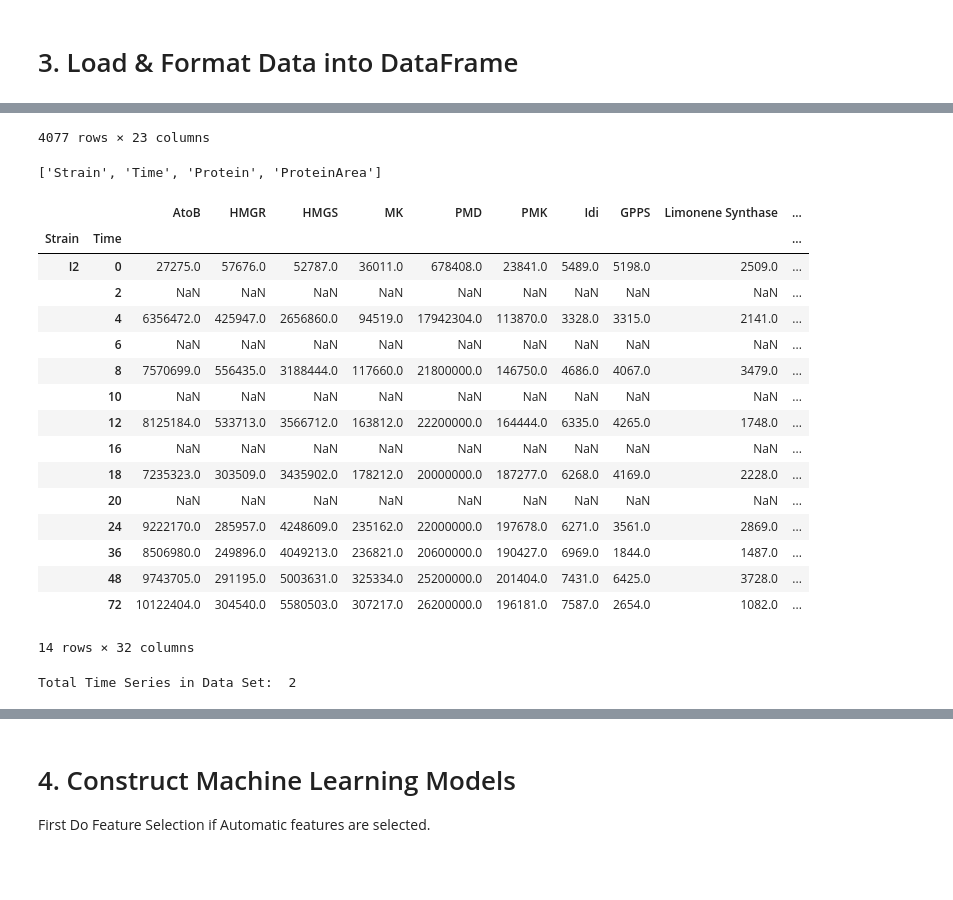
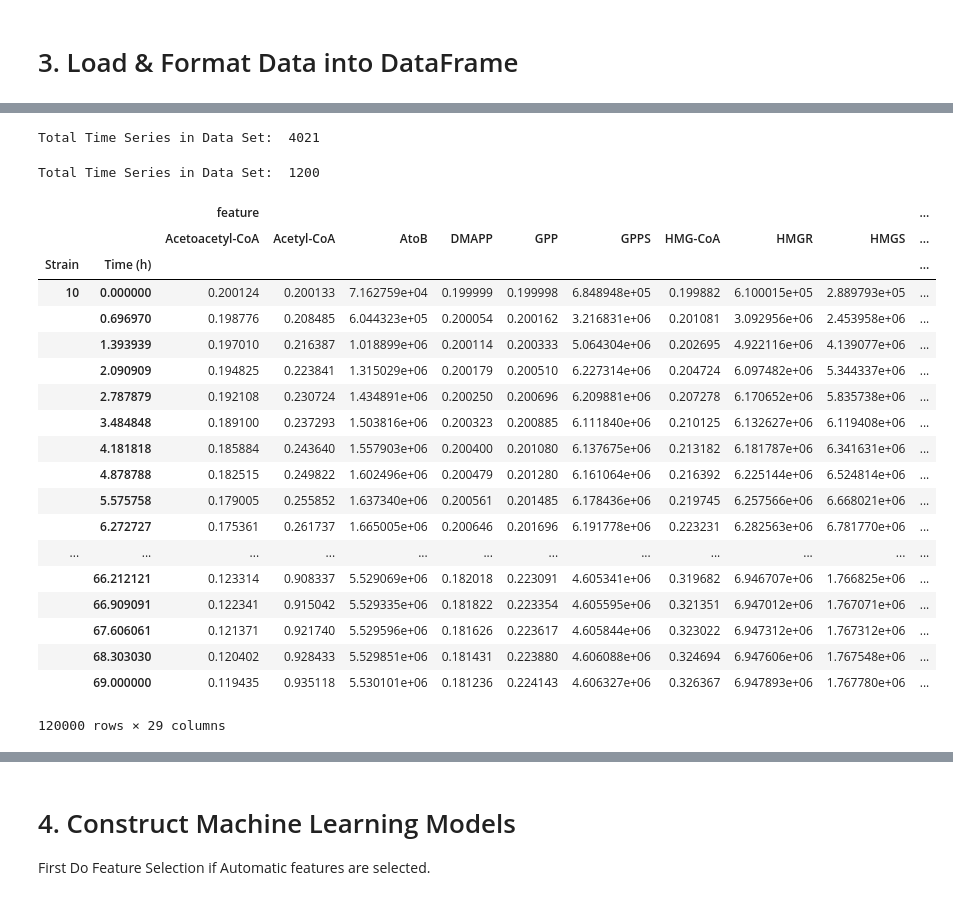
Before and after one commit to JBEI/KineticLearning, a Jupyter notebook: KineticLearning.ipynb, the cells around one changed output, grey strips where cells are left out. Saved outputs shown, nothing was run; the diff lists cells and outputs as text; code cells hidden in the pictures; blank space fills up the shorter version.

```diff
--- a/KineticLearning.ipynb
+++ b/KineticLearning.ipynb
@@ -136,7 +140,12 @@ if data_type == 'simulated':
                              'GPP':             ['GPPS','IPP','DMAPP','GPP','LS'],
                              'Limonene':        ['LS','GPP']}
 
+        #Create TSDF for training strains
         tsdf = generateTSDataSet(df,features,targets)
+
+        #Create Validation TSDF to test the models predictive power
+        test_tsdf = generateTSDataSet(test_df,features,targets)
+        display(test_tsdf)
 
     elif pathway=='small':
         file_name = 'data/SmallKineticsd30000n0.csv'
@@ -247,5 +256,5 @@ elif data_type == 'experimental':
     test_df = df.loc[(test_strains,slice(None))]
     display(test_df)
     df = df.loc[(training_strains,slice(None))]
-    tsdf = generateTSDataSet(df,features,targets,n_points=100)
+    tsdf = generateTSDataSet(df,features,targets)#,n_points=100)
 # %% [output]
@@ -269,23 +261,25 @@ elif data_type == 'experimental':
-4077 rows × 23 columns
+Total Time Series in Data Set:  4021
-['Strain', 'Time', 'Protein', 'ProteinArea']
+Total Time Series in Data Set:  1200
-|  |  | AtoB | HMGR | HMGS | MK | PMD | PMK | Idi | GPPS | Limonene Synthase | ... |
-| Strain | Time |  |  |  |  |  |  |  |  |  | ... |
-| I2 | 0 | 27275.0 | 57676.0 | 52787.0 | 36011.0 | 678408.0 | 23841.0 | 5489.0 | 5198.0 | 2509.0 | ... |
-|  | 2 | NaN | NaN | NaN | NaN | NaN | NaN | NaN | NaN | NaN | ... |
-|  | 4 | 6356472.0 | 425947.0 | 2656860.0 | 94519.0 | 17942304.0 | 113870.0 | 3328.0 | 3315.0 | 2141.0 | ... |
-|  | 6 | NaN | NaN | NaN | NaN | NaN | NaN | NaN | NaN | NaN | ... |
-|  | 8 | 7570699.0 | 556435.0 | 3188444.0 | 117660.0 | 21800000.0 | 146750.0 | 4686.0 | 4067.0 | 3479.0 | ... |
-|  | 10 | NaN | NaN | NaN | NaN | NaN | NaN | NaN | NaN | NaN | ... |
-|  | 12 | 8125184.0 | 533713.0 | 3566712.0 | 163812.0 | 22200000.0 | 164444.0 | 6335.0 | 4265.0 | 1748.0 | ... |
-|  | 16 | NaN | NaN | NaN | NaN | NaN | NaN | NaN | NaN | NaN | ... |
-|  | 18 | 7235323.0 | 303509.0 | 3435902.0 | 178212.0 | 20000000.0 | 187277.0 | 6268.0 | 4169.0 | 2228.0 | ... |
-|  | 20 | NaN | NaN | NaN | NaN | NaN | NaN | NaN | NaN | NaN | ... |
-|  | 24 | 9222170.0 | 285957.0 | 4248609.0 | 235162.0 | 22000000.0 | 197678.0 | 6271.0 | 3561.0 | 2869.0 | ... |
-|  | 36 | 8506980.0 | 249896.0 | 4049213.0 | 236821.0 | 20600000.0 | 190427.0 | 6969.0 | 1844.0 | 1487.0 | ... |
-|  | 48 | 9743705.0 | 291195.0 | 5003631.0 | 325334.0 | 25200000.0 | 201404.0 | 7431.0 | 6425.0 | 3728.0 | ... |
-|  | 72 | 10122404.0 | 304540.0 | 5580503.0 | 307217.0 | 26200000.0 | 196181.0 | 7587.0 | 2654.0 | 1082.0 | ... |
+|  |  | feature |  |  |  |  |  |  |  |  | ... |
+|  |  | Acetoacetyl-CoA | Acetyl-CoA | AtoB | DMAPP | GPP | GPPS | HMG-CoA | HMGR | HMGS | ... |
+| Strain | Time (h) |  |  |  |  |  |  |  |  |  | ... |
+| 10 | 0.000000 | 0.200124 | 0.200133 | 7.162759e+04 | 0.199999 | 0.199998 | 6.848948e+05 | 0.199882 | 6.100015e+05 | 2.889793e+05 | ... |
+|  | 0.696970 | 0.198776 | 0.208485 | 6.044323e+05 | 0.200054 | 0.200162 | 3.216831e+06 | 0.201081 | 3.092956e+06 | 2.453958e+06 | ... |
+|  | 1.393939 | 0.197010 | 0.216387 | 1.018899e+06 | 0.200114 | 0.200333 | 5.064304e+06 | 0.202695 | 4.922116e+06 | 4.139077e+06 | ... |
+|  | 2.090909 | 0.194825 | 0.223841 | 1.315029e+06 | 0.200179 | 0.200510 | 6.227314e+06 | 0.204724 | 6.097482e+06 | 5.344337e+06 | ... |
+|  | 2.787879 | 0.192108 | 0.230724 | 1.434891e+06 | 0.200250 | 0.200696 | 6.209881e+06 | 0.207278 | 6.170652e+06 | 5.835738e+06 | ... |
+|  | 3.484848 | 0.189100 | 0.237293 | 1.503816e+06 | 0.200323 | 0.200885 | 6.111840e+06 | 0.210125 | 6.132627e+06 | 6.119408e+06 | ... |
+|  | 4.181818 | 0.185884 | 0.243640 | 1.557903e+06 | 0.200400 | 0.201080 | 6.137675e+06 | 0.213182 | 6.181787e+06 | 6.341631e+06 | ... |
+|  | 4.878788 | 0.182515 | 0.249822 | 1.602496e+06 | 0.200479 | 0.201280 | 6.161064e+06 | 0.216392 | 6.225144e+06 | 6.524814e+06 | ... |
+|  | 5.575758 | 0.179005 | 0.255852 | 1.637340e+06 | 0.200561 | 0.201485 | 6.178436e+06 | 0.219745 | 6.257566e+06 | 6.668021e+06 | ... |
+|  | 6.272727 | 0.175361 | 0.261737 | 1.665005e+06 | 0.200646 | 0.201696 | 6.191778e+06 | 0.223231 | 6.282563e+06 | 6.781770e+06 | ... |
+| ... | ... | ... | ... | ... | ... | ... | ... | ... | ... | ... | ... |
+|  | 66.212121 | 0.123314 | 0.908337 | 5.529069e+06 | 0.182018 | 0.223091 | 4.605341e+06 | 0.319682 | 6.946707e+06 | 1.766825e+06 | ... |
+|  | 66.909091 | 0.122341 | 0.915042 | 5.529335e+06 | 0.181822 | 0.223354 | 4.605595e+06 | 0.321351 | 6.947012e+06 | 1.767071e+06 | ... |
+|  | 67.606061 | 0.121371 | 0.921740 | 5.529596e+06 | 0.181626 | 0.223617 | 4.605844e+06 | 0.323022 | 6.947312e+06 | 1.767312e+06 | ... |
+|  | 68.303030 | 0.120402 | 0.928433 | 5.529851e+06 | 0.181431 | 0.223880 | 4.606088e+06 | 0.324694 | 6.947606e+06 | 1.767548e+06 | ... |
+|  | 69.000000 | 0.119435 | 0.935118 | 5.530101e+06 | 0.181236 | 0.224143 | 4.606327e+06 | 0.326367 | 6.947893e+06 | 1.767780e+06 | ... |
-14 rows × 32 columns
+120000 rows × 29 columns
-Total Time Series in Data Set:  2
 # %%
 display(df)
 # %% [output]
```
Also changed, not shown: parts of 13 cells of this notebook.
